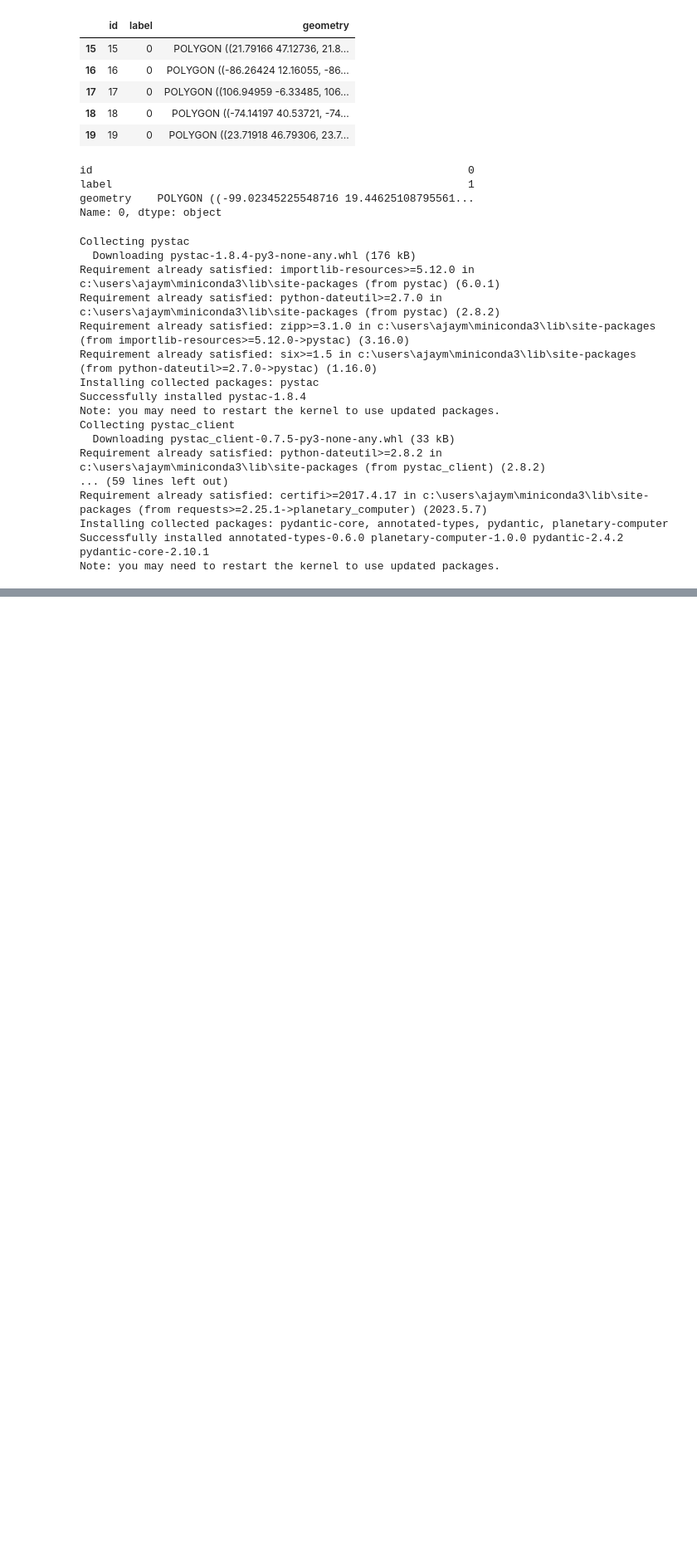
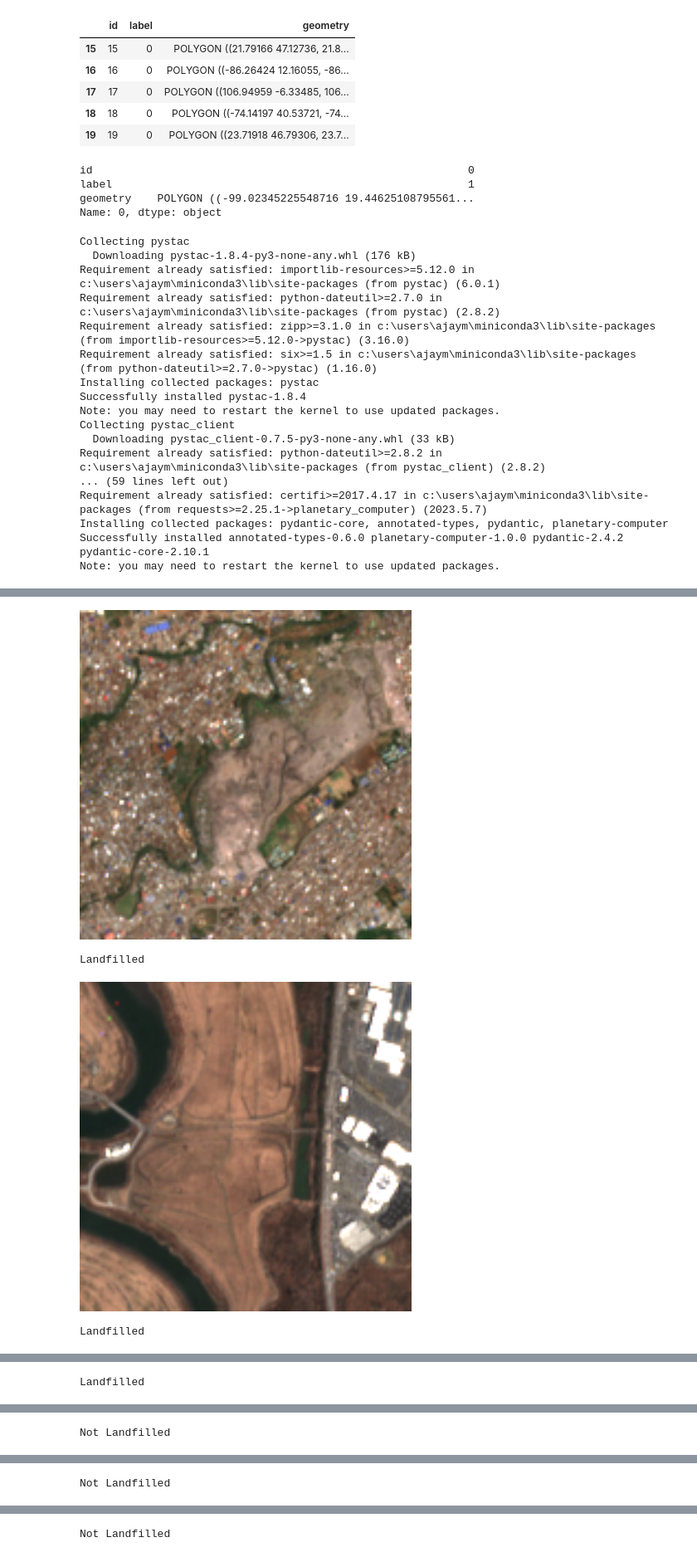
Before and after one commit to ajaymathew522/Landfill_Detection, a Jupyter notebook: eda.ipynb, the cells around one changed output, grey strips where cells are left out. Shown at 83% size. Saved outputs shown, nothing was run; the diff lists cells and outputs as text; code cells hidden in the pictures; blank space fills up the shorter version.

```diff
--- a/eda.ipynb
+++ b/eda.ipynb
@@ -112,0 +206,16 @@ time_of_interest = "2022-01-01/2022-12-30"
+# %%
+w = img.size[0]
+h = img.size[1]
+aspect = w / h
+target_w = 400
+target_h = (int)(target_w / aspect)
+
+for i in num_list:
+    img = Image.fromarray(np.transpose(images_train[i], axes=[1, 2, 0]))
+    display(img.resize((target_w, target_h), Image.Resampling.BILINEAR))
+    print("Landfilled" if labels_train[i] == 1 else "Not Landfilled")
+# %% [output]
+[figure, added]
+Landfilled
+[figure, added]
+Landfilled
@@ -112,0 +223 @@ time_of_interest = "2022-01-01/2022-12-30"
+Landfilled
@@ -112,0 +225 @@ time_of_interest = "2022-01-01/2022-12-30"
+Not Landfilled
@@ -112,0 +227 @@ time_of_interest = "2022-01-01/2022-12-30"
+Not Landfilled
@@ -112,0 +229 @@ time_of_interest = "2022-01-01/2022-12-30"
+Not Landfilled
```
Also changed, not shown: parts of 35 cells of this notebook.
